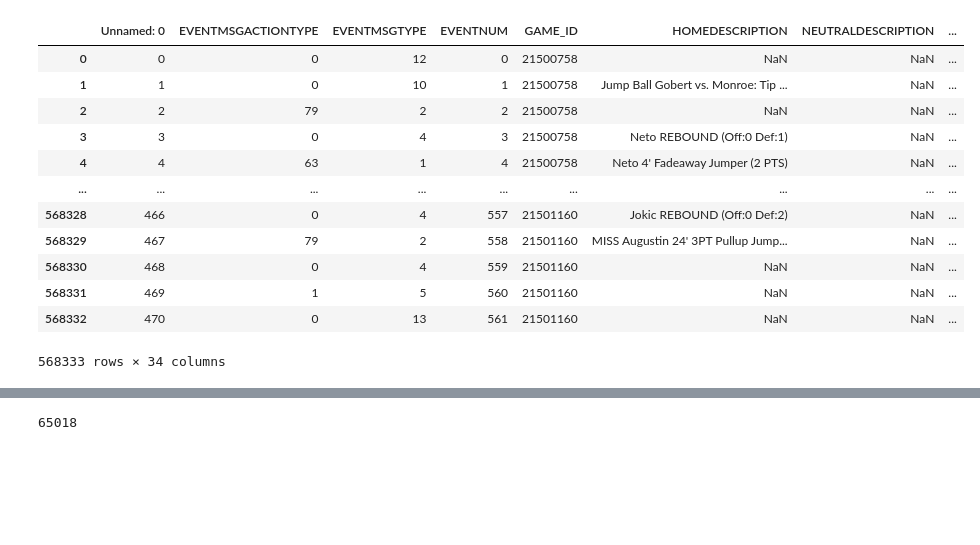
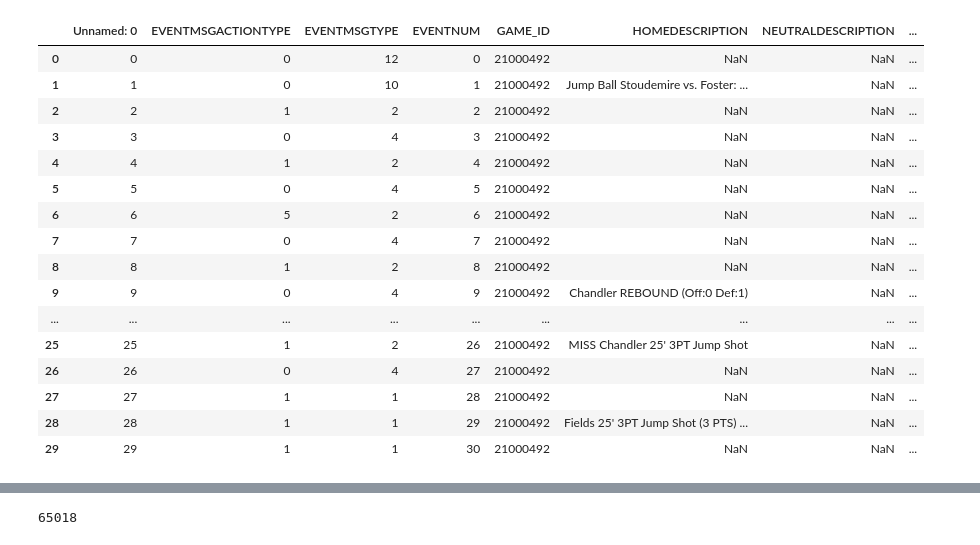
Before and after one commit to rsandbe1/python_project, a Jupyter notebook: project.ipynb, the cells around one changed output, grey strips where cells are left out. Cells and saved outputs as stored; diff of their text form; code cells hidden in the pictures; blank space fills up the shorter version.

```diff
--- a/project.ipynb
+++ b/project.ipynb
@@ -6,22 +6,28 @@ all_stats = pd.read_csv('2019-20_pbp.csv', header = [0])
 
 pd.set_option("display.max_columns", None)
 # %%
-older_stats = pd.read_csv('2015-16_pbp.csv', header = [0])
+older_stats = pd.read_csv('../python_project_csv_files/2010-11_pbp.csv', header = [0])
 
 pd.set_option("display.max_columns", None)
 
-older_stats
+#older_stats.fillna('NaN', inplace=True)
+
+older_stats.head(30)
 # %% [output]
 |  | Unnamed: 0 | EVENTMSGACTIONTYPE | EVENTMSGTYPE | EVENTNUM | GAME_ID | HOMEDESCRIPTION | NEUTRALDESCRIPTION | ... |
-| 0 | 0 | 0 | 12 | 0 | 21500758 | NaN | NaN | ... |
-| 1 | 1 | 0 | 10 | 1 | 21500758 | Jump Ball Gobert vs. Monroe: Tip ... | NaN | ... |
-| 2 | 2 | 79 | 2 | 2 | 21500758 | NaN | NaN | ... |
-| 3 | 3 | 0 | 4 | 3 | 21500758 | Neto REBOUND (Off:0 Def:1) | NaN | ... |
-| 4 | 4 | 63 | 1 | 4 | 21500758 | Neto 4' Fadeaway Jumper (2 PTS) | NaN | ... |
+| 0 | 0 | 0 | 12 | 0 | 21000492 | NaN | NaN | ... |
+| 1 | 1 | 0 | 10 | 1 | 21000492 | Jump Ball Stoudemire vs. Foster: ... | NaN | ... |
+| 2 | 2 | 1 | 2 | 2 | 21000492 | NaN | NaN | ... |
+| 3 | 3 | 0 | 4 | 3 | 21000492 | NaN | NaN | ... |
+| 4 | 4 | 1 | 2 | 4 | 21000492 | NaN | NaN | ... |
+| 5 | 5 | 0 | 4 | 5 | 21000492 | NaN | NaN | ... |
+| 6 | 6 | 5 | 2 | 6 | 21000492 | NaN | NaN | ... |
+| 7 | 7 | 0 | 4 | 7 | 21000492 | NaN | NaN | ... |
+| 8 | 8 | 1 | 2 | 8 | 21000492 | NaN | NaN | ... |
+| 9 | 9 | 0 | 4 | 9 | 21000492 | Chandler REBOUND (Off:0 Def:1) | NaN | ... |
 | ... | ... | ... | ... | ... | ... | ... | ... | ... |
-| 568328 | 466 | 0 | 4 | 557 | 21501160 | Jokic REBOUND (Off:0 Def:2) | NaN | ... |
-| 568329 | 467 | 79 | 2 | 558 | 21501160 | MISS Augustin 24' 3PT Pullup Jump... | NaN | ... |
-| 568330 | 468 | 0 | 4 | 559 | 21501160 | NaN | NaN | ... |
-| 568331 | 469 | 1 | 5 | 560 | 21501160 | NaN | NaN | ... |
-| 568332 | 470 | 0 | 13 | 561 | 21501160 | NaN | NaN | ... |
+| 25 | 25 | 1 | 2 | 26 | 21000492 | MISS Chandler 25' 3PT Jump Shot | NaN | ... |
+| 26 | 26 | 0 | 4 | 27 | 21000492 | NaN | NaN | ... |
+| 27 | 27 | 1 | 1 | 28 | 21000492 | NaN | NaN | ... |
+| 28 | 28 | 1 | 1 | 29 | 21000492 | Fields 25' 3PT Jump Shot (3 PTS) ... | NaN | ... |
+| 29 | 29 | 1 | 1 | 30 | 21000492 | NaN | NaN | ... |
-568333 rows × 34 columns
```
Also changed, not shown: parts of 21 cells of this notebook.
